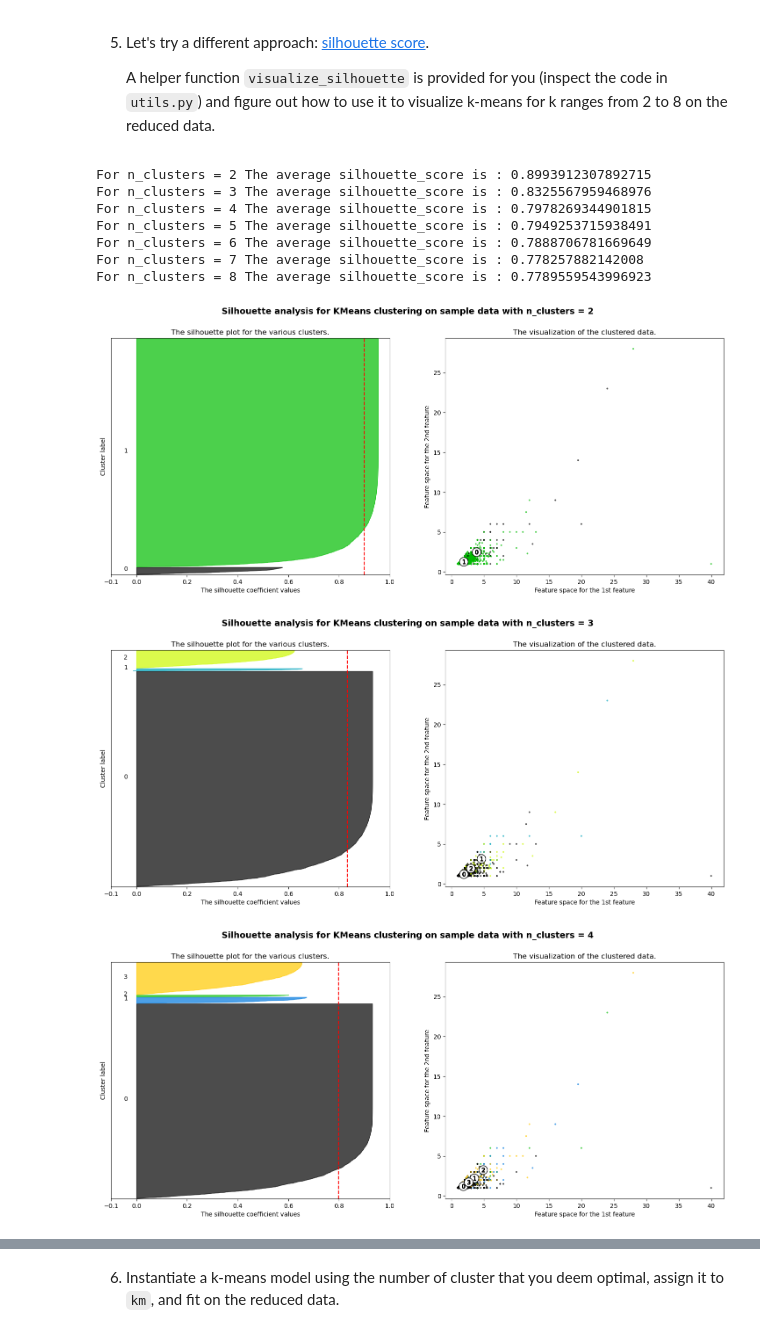
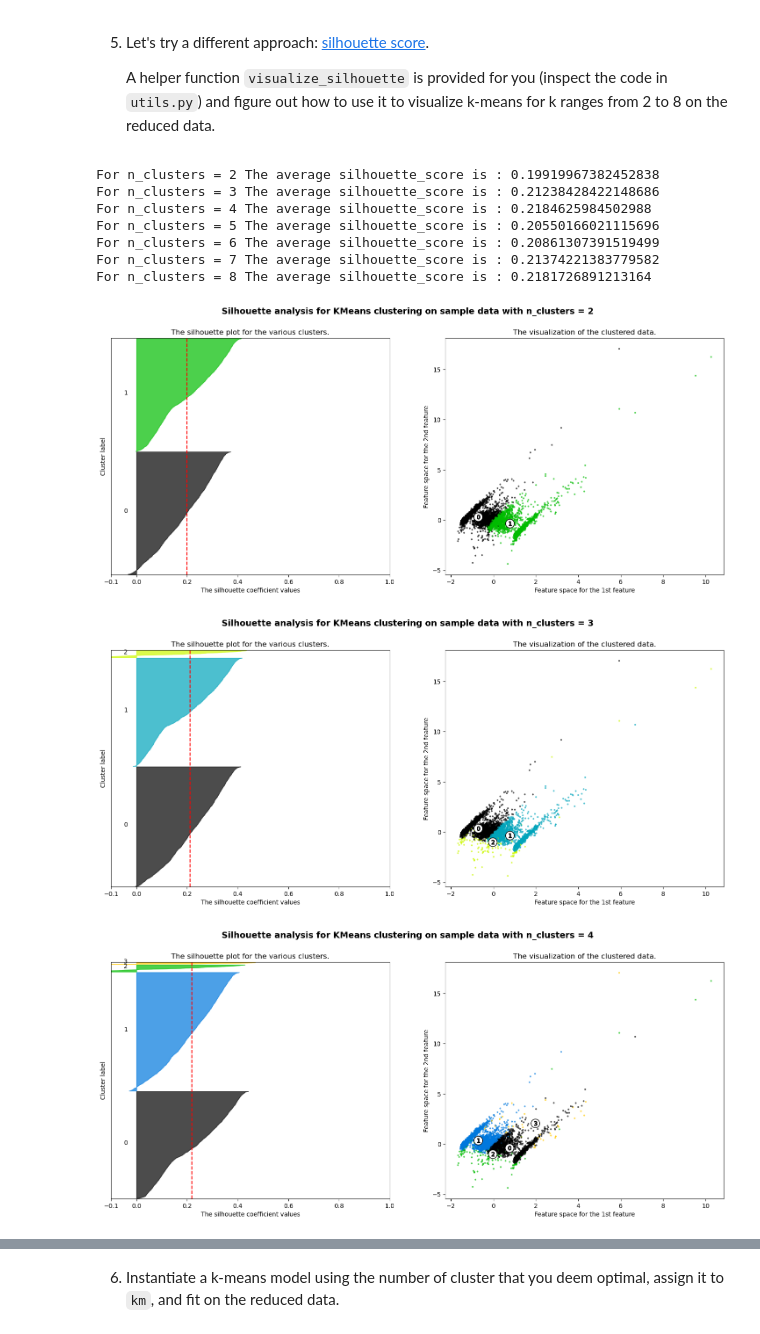
Before and after one commit to frslee/FrederickMLE-9, a Jupyter notebook: assignments/week-8-unsupervised-ML/nb/new-product-launch.ipynb, the cells around one changed output, grey strips where cells are left out. Saved outputs shown, nothing was run; the diff lists cells and outputs as text; code cells hidden in the pictures.

```diff
--- a/assignments/week-8-unsupervised-ML/nb/new-product-launch.ipynb
+++ b/assignments/week-8-unsupervised-ML/nb/new-product-launch.ipynb
@@ -459,20 +467,18 @@ two extremes.
 # %%
 from utils import visualize_silhouette
 # %%
-# convert X dataframe to numpy ndarray:
-X_arr = X.to_numpy()
-
-visualize_silhouette(8, X_arr, 10)    # (parameters are max_clusters:int,
+# recall that X_reduced is type numpy.ndarray
+visualize_silhouette(8, X_reduced, 10)    # (parameters are max_clusters:int,
                                       #  X:np.ndarray,
                                       #  random_state:int=10)
 # %% [output]
-For n_clusters = 2 The average silhouette_score is : 0.8993912307892715
-For n_clusters = 3 The average silhouette_score is : 0.8325567959468976
-For n_clusters = 4 The average silhouette_score is : 0.7978269344901815
-For n_clusters = 5 The average silhouette_score is : 0.7949253715938491
-For n_clusters = 6 The average silhouette_score is : 0.7888706781669649
-For n_clusters = 7 The average silhouette_score is : 0.778257882142008
-For n_clusters = 8 The average silhouette_score is : 0.7789559543996923
+For n_clusters = 2 The average silhouette_score is : 0.19919967382452838
+For n_clusters = 3 The average silhouette_score is : 0.21238428422148686
+For n_clusters = 4 The average silhouette_score is : 0.2184625984502988
+For n_clusters = 5 The average silhouette_score is : 0.20550166021115696
+For n_clusters = 6 The average silhouette_score is : 0.20861307391519499
+For n_clusters = 7 The average silhouette_score is : 0.21374221383779582
+For n_clusters = 8 The average silhouette_score is : 0.2181726891213164
-[figure, old version]
+[figure, new version]
-[figure, old version]
+[figure, new version]
-[figure, old version]
+[figure, new version]
```
Also changed, not shown: parts of 33 cells of this notebook.
